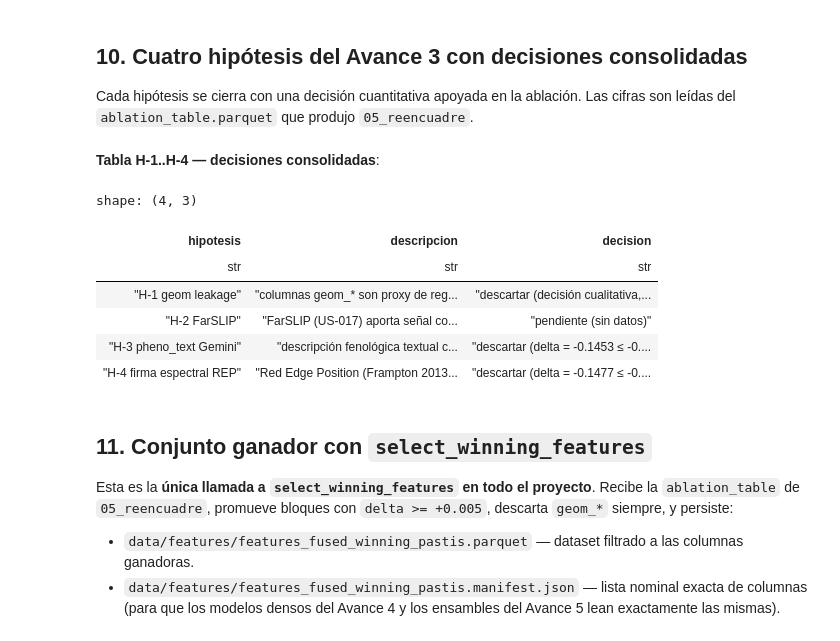
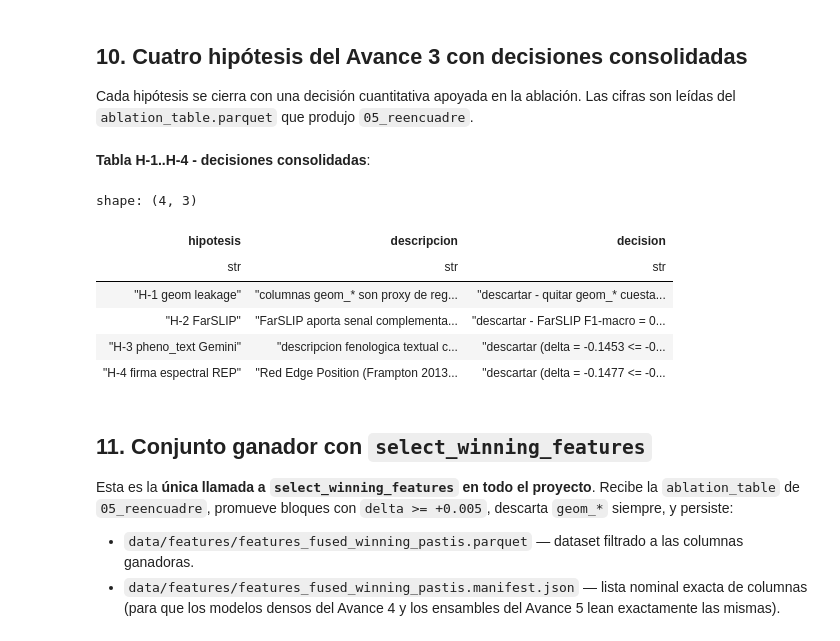
Before and after one commit to ArthurZizumbo/agrosat-copilot, a Jupyter notebook: notebooks/baseline/Avance3.Equipo17.ipynb, the cells around one changed output. Drawn from its saved outputs; the diff is of its cells as text; code cells hidden in the pictures.

```diff
--- a/notebooks/baseline/Avance3.Equipo17.ipynb
+++ b/notebooks/baseline/Avance3.Equipo17.ipynb
@@ -400,59 +559,68 @@ def _delta_or_none(name: str) -> float | None:
     if rows.height == 0:
         return None
     val = rows.get_column('delta_vs_full').to_list()[0]
     return float(val) if val is not None and not (isinstance(val, float) and math.isnan(val)) else None
 
-def _f1_or_none(name: str) -> float | None:
-    if ablation_optional is None:
-        return None
-    rows = ablation_optional.filter(pl.col('feature_set') == name)
-    if rows.height == 0:
-        return None
-    val = rows.get_column('f1_macro').to_list()[0]
-    return float(val) if val is not None and not (isinstance(val, float) and math.isnan(val)) else None
-
 def _decision(delta: float | None, threshold: float = PROMOTE_THRESHOLD) -> str:
     if delta is None:
         return 'pendiente (sin datos)'
     if delta >= threshold:
-        return f'promover (delta = {delta:+.4f} ≥ +{threshold:.3f})'
+        return f'promover (delta = {delta:+.4f} >= +{threshold:.3f})'
     if delta <= -threshold:
-        return f'descartar (delta = {delta:+.4f} ≤ -{threshold:.3f})'
+        return f'descartar (delta = {delta:+.4f} <= -{threshold:.3f})'
     return f'diferir a stacking (delta = {delta:+.4f} en zona neutra)'
 
-geom_only_f1 = _f1_or_none('geom_only')
-h1_decision = (
-    f'descartar — `geom_only` F1-macro = `{geom_only_f1:.4f}` < 0.10' if geom_only_f1 is not None
-    else 'descartar (decisión cualitativa, geom_only no evaluado)'
-)
+# H-1 geom leakage: from the BASE ablation (04c). 'no_geom' delta vs 'full' = 0.0
+# means dropping geometry costs nothing -> it was leakage, decision = discard.
+h1_decision = 'descartar (decision cualitativa)'
+if ablation_base is not None:
+    ng = ablation_base.filter(pl.col('feature_set') == 'no_geom')
+    if ng.height:
+        d = ng.get_column('delta_vs_full').to_list()[0]
+        if d is not None and not (isinstance(d, float) and math.isnan(d)):
+            h1_decision = (
+                f'descartar - quitar geom_* cuesta delta = {float(d):+.4f} (es fuga, no senal)'
+            )
+
+# H-2 FarSLIP: from the separability comparison (04_farslip). FarSLIP loses to
+# AlphaEarth, so it is discarded as a block.
+h2_decision = 'descartar (decision cualitativa)'
+if 'separability' in dir() and separability is not None:
+    bal = separability.filter(pl.col('regimen') == 'balanceado')
+    far = bal.filter(pl.col('espacio').str.starts_with('FarSLIP'))['f1_macro'].max()
+    ae = bal.filter(pl.col('espacio').str.starts_with('AlphaEarth'))['f1_macro'].max()
+    if far is not None and ae is not None:
+        h2_decision = (
+            f'descartar - FarSLIP F1-macro = {float(far):.4f} < AlphaEarth {float(ae):.4f}'
+        )
 
 hypotheses = pl.DataFrame({
     'hipotesis': ['H-1 geom leakage', 'H-2 FarSLIP', 'H-3 pheno_text Gemini', 'H-4 firma espectral REP'],
     'descripcion': [
         'columnas geom_* son proxy de region (leakage espacial)',
-        'FarSLIP aporta señal complementaria al embedding tabular',
-        'descripción fenológica textual con LLM aporta señal semántica',
-        'Red Edge Position (Frampton 2013) captura forma espectral por época',
+        'FarSLIP aporta senal complementaria al embedding tabular',
+        'descripcion fenologica textual con LLM aporta senal semantica',
+        'Red Edge Position (Frampton 2013) captura forma espectral por epoca',
     ],
     'decision': [
         h1_decision,
-        _decision(_delta_or_none('with_farslip')),
+        h2_decision,
         _decision(_delta_or_none('with_pheno_text')),
         _decision(_delta_or_none('with_spectral_signature')),
     ],
 })
-display(Markdown('**Tabla H-1..H-4 — decisiones consolidadas**:'))
+display(Markdown('**Tabla H-1..H-4 - decisiones consolidadas**:'))
 display(hypotheses)
 hypotheses.write_parquet(env.reports_dir / 'decision_table.parquet')
 # %% [output]
-**Tabla H-1..H-4 — decisiones consolidadas**:
+**Tabla H-1..H-4 - decisiones consolidadas**:
 shape: (4, 3)
 | hipotesis | descripcion | decision |
 | str | str | str |
-| "H-1 geom leakage" | "columnas geom_* son proxy de reg... | "descartar (decisión cualitativa,... |
-| "H-2 FarSLIP" | "FarSLIP (US-017) aporta señal co... | "pendiente (sin datos)" |
-| "H-3 pheno_text Gemini" | "descripción fenológica textual c... | "descartar (delta = -0.1453 ≤ -0.... |
-| "H-4 firma espectral REP" | "Red Edge Position (Frampton 2013... | "descartar (delta = -0.1477 ≤ -0.... |
+| "H-1 geom leakage" | "columnas geom_* son proxy de reg... | "descartar - quitar geom_* cuesta... |
+| "H-2 FarSLIP" | "FarSLIP aporta senal complementa... | "descartar - FarSLIP F1-macro = 0... |
+| "H-3 pheno_text Gemini" | "descripcion fenologica textual c... | "descartar (delta = -0.1453 <= -0... |
+| "H-4 firma espectral REP" | "Red Edge Position (Frampton 2013... | "descartar (delta = -0.1477 <= -0... |
 # %% [markdown]
 ## 11. Conjunto ganador con `select_winning_features`
 
```
Also changed, not shown: parts of 16 cells of this notebook, 5 other files.
